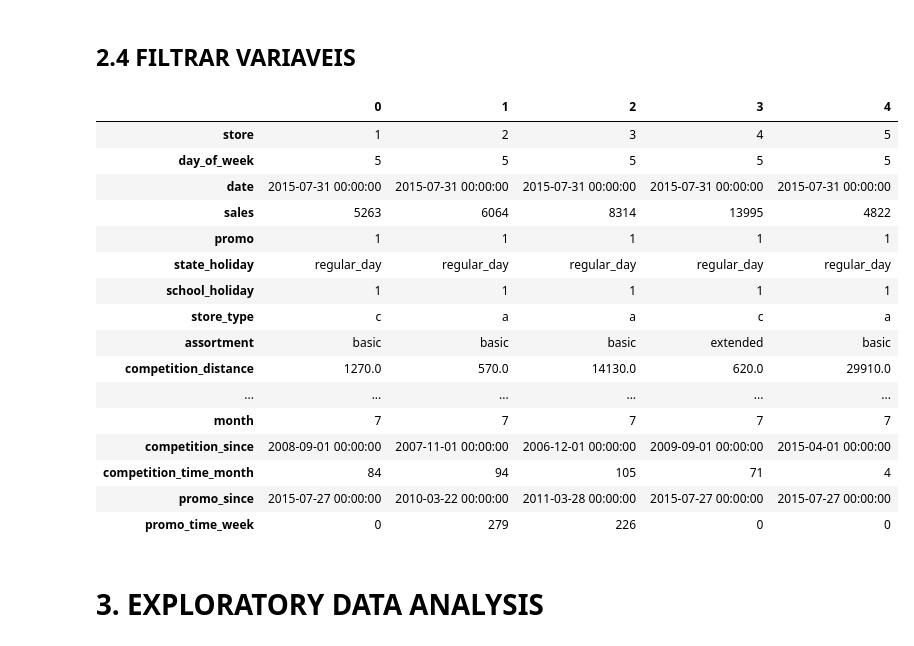
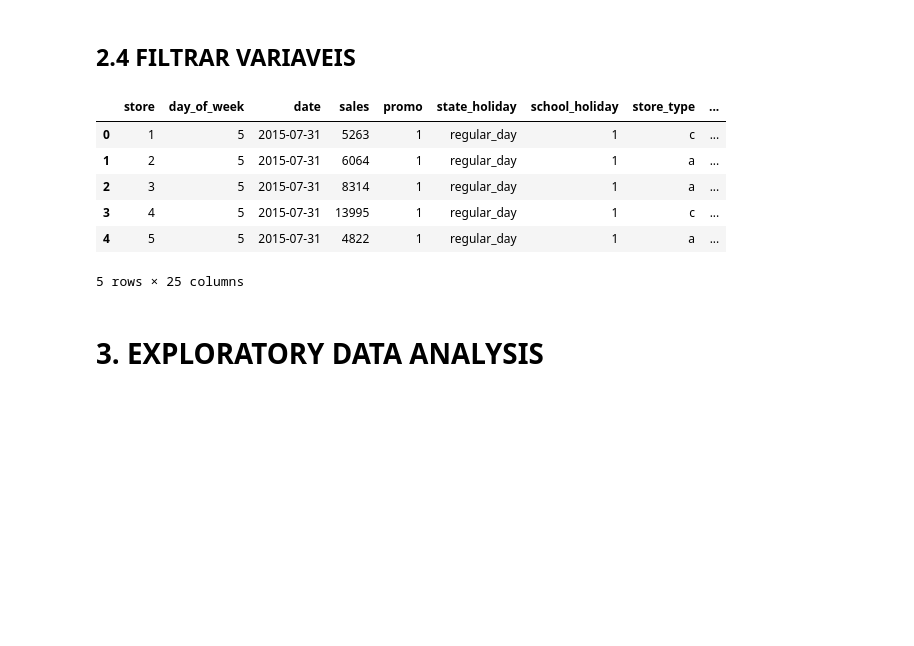
Before and after one commit to danjaca/predicting_sales_rossmann, a Jupyter notebook: Rossmann_predict_sales.ipynb, the cells around one changed output. Drawn from its saved outputs; the diff is of its cells as text; code cells hidden in the pictures; blank space fills up the shorter version.

```diff
--- a/Rossmann_predict_sales.ipynb
+++ b/Rossmann_predict_sales.ipynb
@@ -372,16 +372,19 @@ df2['month'] = df2['date'].dt.month
 
 #competition_since
 df2['competition_since']= df2.apply(lambda x: datetime.datetime(year=x['competition_open_since_year'],month=x['competition_open_since_month'],day=1),axis=1)
-df2['competition_time_month']= ((df2['date'] - df2['competition_since'])/30).apply(lambda x: x.days).astype(int)
+df2['competition_time_month']= ((df2['date'] - df2['competition_since'])/30).apply(lambda x: x.days).astype('int64')
 
 #promo_since
 df2['promo_since'] = df2['promo2_since_year'].astype(str) + '-' + df2['promo2_since_week'].astype(str)
 df2['promo_since'] = df2['promo_since'].apply(lambda x: datetime.datetime.strptime(x+'-1','%Y-%W-%w')-datetime.timedelta(days=7))
-df2['promo_time_week'] = ((df2['date']-df2['promo_since'])/7).apply(lambda x: x.days).astype(int)
+df2['promo_time_week'] = ((df2['date']-df2['promo_since'])/7).apply(lambda x: x.days).astype('int64')
 
 
 #assortment
 df2['assortment'] = df2['assortment'].apply(lambda x: 'basic' if x=='a' else 'extra' if x=='b' else 'extended')
 #state_holiday
 df2['state_holiday'] = df2['state_holiday'].apply(lambda x: 'public_holiday' if x== 'a' else 'easter_holiday' if x=='b' else 'xmas_holiday' if x=='c' else 'regular_day')
+
+df2['competition_time_month'] = df2['competition_time_month'].astype('int64')
+df2['promo_time_week'] = df2['promo_time_week'].astype('int64')
 # %%
@@ -409,25 +402,15 @@ df2.head().T
 # %%
 df3 = df2.loc[(df2['sales']>0)&(df2['open']==1)]
 df3 = df3.drop(columns=['customers', 'open','promo_interval','month_map'])
-df3.head().T
+df3.head()
 # %% [output]
-|  | 0 | 1 | 2 | 3 | 4 |
-| store | 1 | 2 | 3 | 4 | 5 |
-| day_of_week | 5 | 5 | 5 | 5 | 5 |
-| date | 2015-07-31 00:00:00 | 2015-07-31 00:00:00 | 2015-07-31 00:00:00 | 2015-07-31 00:00:00 | 2015-07-31 00:00:00 |
-| sales | 5263 | 6064 | 8314 | 13995 | 4822 |
-| promo | 1 | 1 | 1 | 1 | 1 |
-| state_holiday | regular_day | regular_day | regular_day | regular_day | regular_day |
-| school_holiday | 1 | 1 | 1 | 1 | 1 |
-| store_type | c | a | a | c | a |
-| assortment | basic | basic | basic | extended | basic |
-| competition_distance | 1270.0 | 570.0 | 14130.0 | 620.0 | 29910.0 |
-| ... | ... | ... | ... | ... | ... |
-| month | 7 | 7 | 7 | 7 | 7 |
-| competition_since | 2008-09-01 00:00:00 | 2007-11-01 00:00:00 | 2006-12-01 00:00:00 | 2009-09-01 00:00:00 | 2015-04-01 00:00:00 |
-| competition_time_month | 84 | 94 | 105 | 71 | 4 |
-| promo_since | 2015-07-27 00:00:00 | 2010-03-22 00:00:00 | 2011-03-28 00:00:00 | 2015-07-27 00:00:00 | 2015-07-27 00:00:00 |
-| promo_time_week | 0 | 279 | 226 | 0 | 0 |
+|  | store | day_of_week | date | sales | promo | state_holiday | school_holiday | store_type | ... |
+| 0 | 1 | 5 | 2015-07-31 | 5263 | 1 | regular_day | 1 | c | ... |
+| 1 | 2 | 5 | 2015-07-31 | 6064 | 1 | regular_day | 1 | a | ... |
+| 2 | 3 | 5 | 2015-07-31 | 8314 | 1 | regular_day | 1 | a | ... |
+| 3 | 4 | 5 | 2015-07-31 | 13995 | 1 | regular_day | 1 | c | ... |
+| 4 | 5 | 5 | 2015-07-31 | 4822 | 1 | regular_day | 1 | a | ... |
+5 rows × 25 columns
 # %% [markdown]
 # 3. EXPLORATORY DATA ANALYSIS
 # %% [markdown]
```
Also changed, not shown: parts of 18 cells of this notebook.
